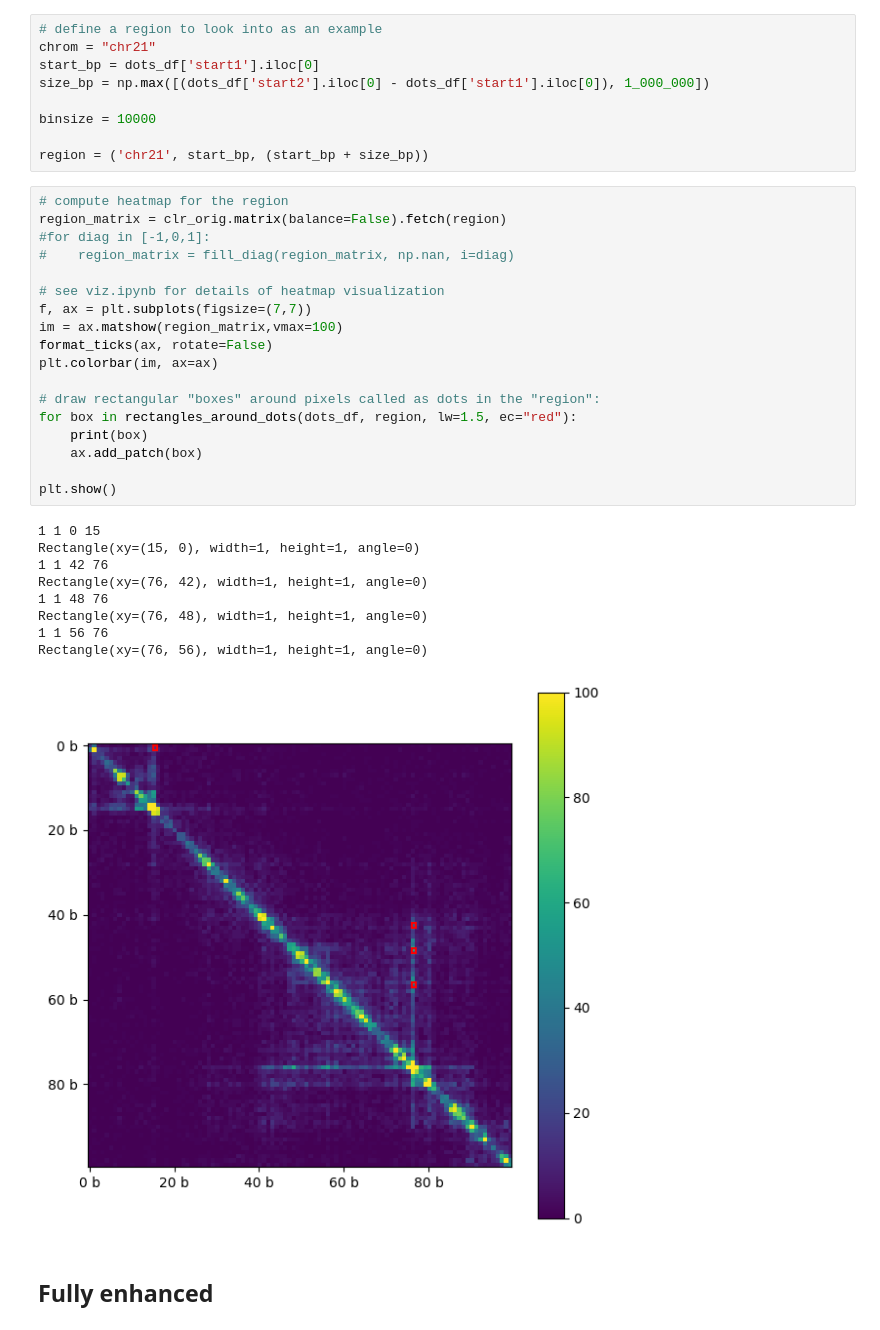
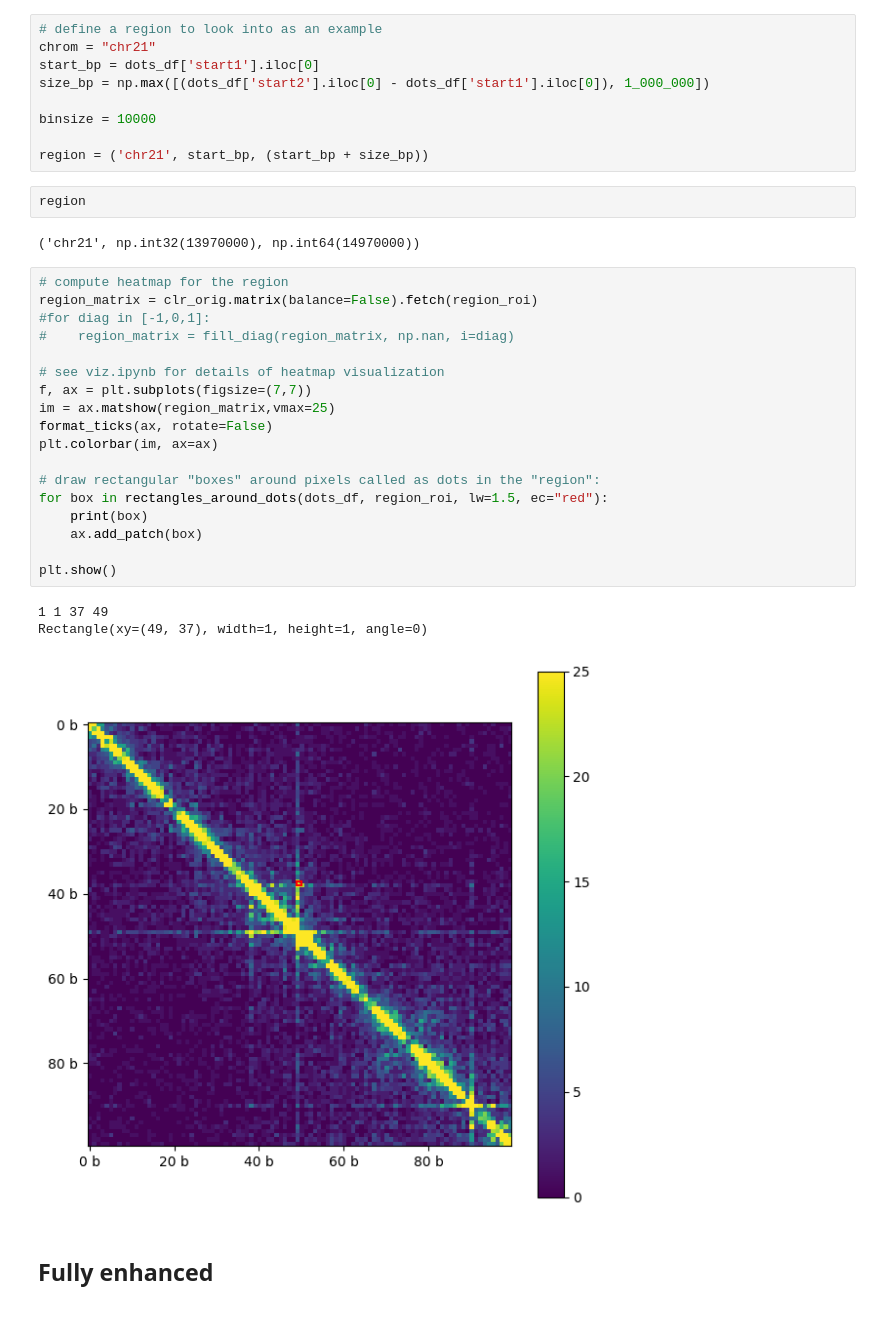
Before and after one commit to amulyagarimella/fast-sequencing-AI-imputation, a Jupyter notebook: notebooks/loopcalling.ipynb, the cells around one changed output. Saved outputs shown, nothing was run; the diff lists cells and outputs as text.

```diff
--- a/notebooks/loopcalling.ipynb
+++ b/notebooks/loopcalling.ipynb
@@ -136,34 +139,32 @@ size_bp = np.max([(dots_df['start2'].iloc[0] - dots_df['start1'].iloc[0]), 1_000
 binsize = 10000
 
 region = ('chr21', start_bp, (start_bp + size_bp))
+# %%
+region
+# %% [output]
+('chr21', np.int32(13970000), np.int64(14970000))
 # %%
 # compute heatmap for the region
-region_matrix = clr_orig.matrix(balance=False).fetch(region)
+region_matrix = clr_orig.matrix(balance=False).fetch(region_roi)
 #for diag in [-1,0,1]:
 #    region_matrix = fill_diag(region_matrix, np.nan, i=diag)
 
 # see viz.ipynb for details of heatmap visualization
 f, ax = plt.subplots(figsize=(7,7))
-im = ax.matshow(region_matrix,vmax=100)
+im = ax.matshow(region_matrix,vmax=25)
 format_ticks(ax, rotate=False)
 plt.colorbar(im, ax=ax)
 
 # draw rectangular "boxes" around pixels called as dots in the "region":
-for box in rectangles_around_dots(dots_df, region, lw=1.5, ec="red"):
+for box in rectangles_around_dots(dots_df, region_roi, lw=1.5, ec="red"):
     print(box)
     ax.add_patch(box)
 
 plt.show()
 # %% [output]
-1 1 0 15
-Rectangle(xy=(15, 0), width=1, height=1, angle=0)
-1 1 42 76
-Rectangle(xy=(76, 42), width=1, height=1, angle=0)
-1 1 48 76
-Rectangle(xy=(76, 48), width=1, height=1, angle=0)
-1 1 56 76
-Rectangle(xy=(76, 56), width=1, height=1, angle=0)
+1 1 37 49
+Rectangle(xy=(49, 37), width=1, height=1, angle=0)
-[figure, old version]
+[figure, new version]
 # %% [markdown]
 ## Fully enhanced
 # %%
```
Also changed, not shown: parts of 9 cells of this notebook, 2 other files.
